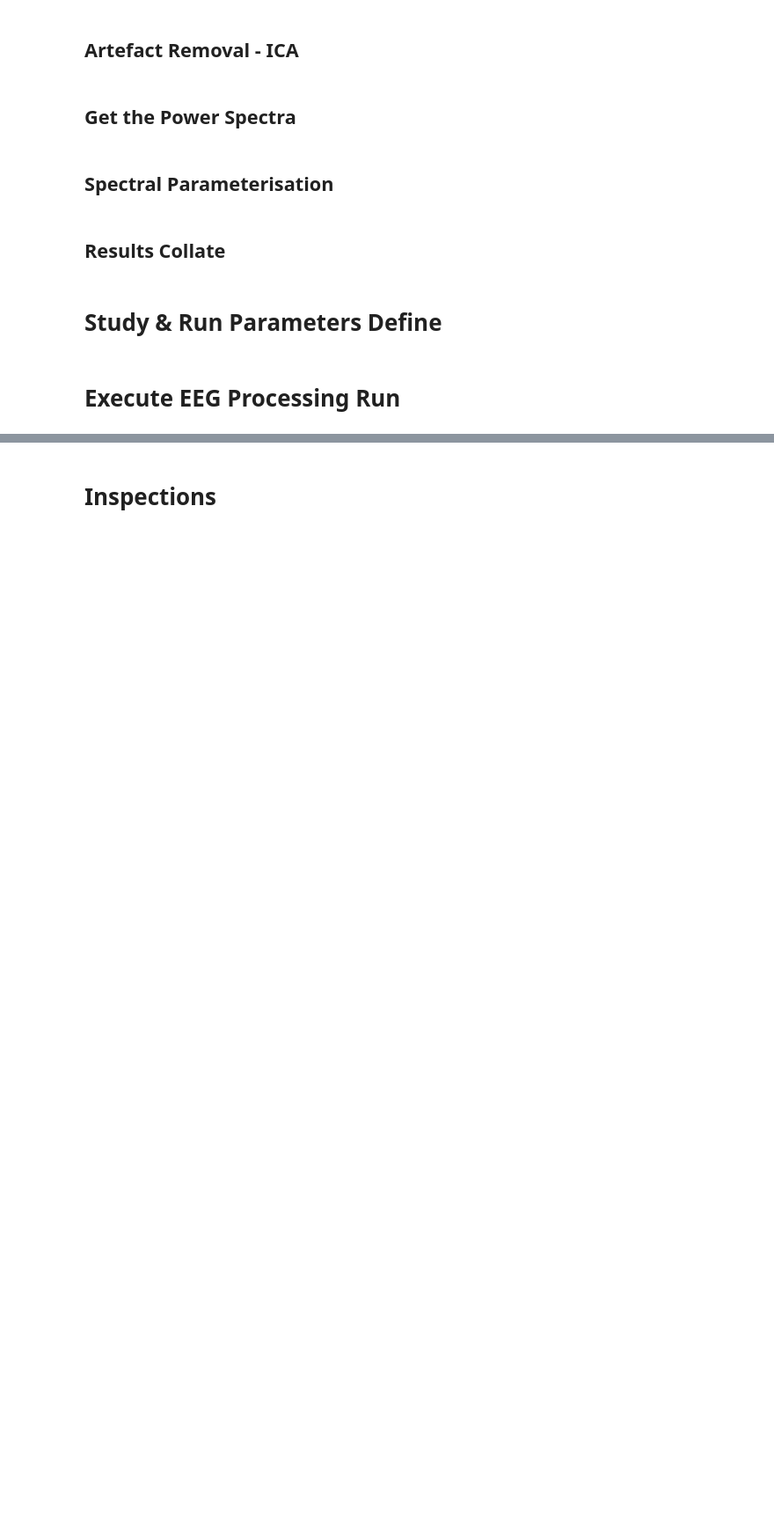
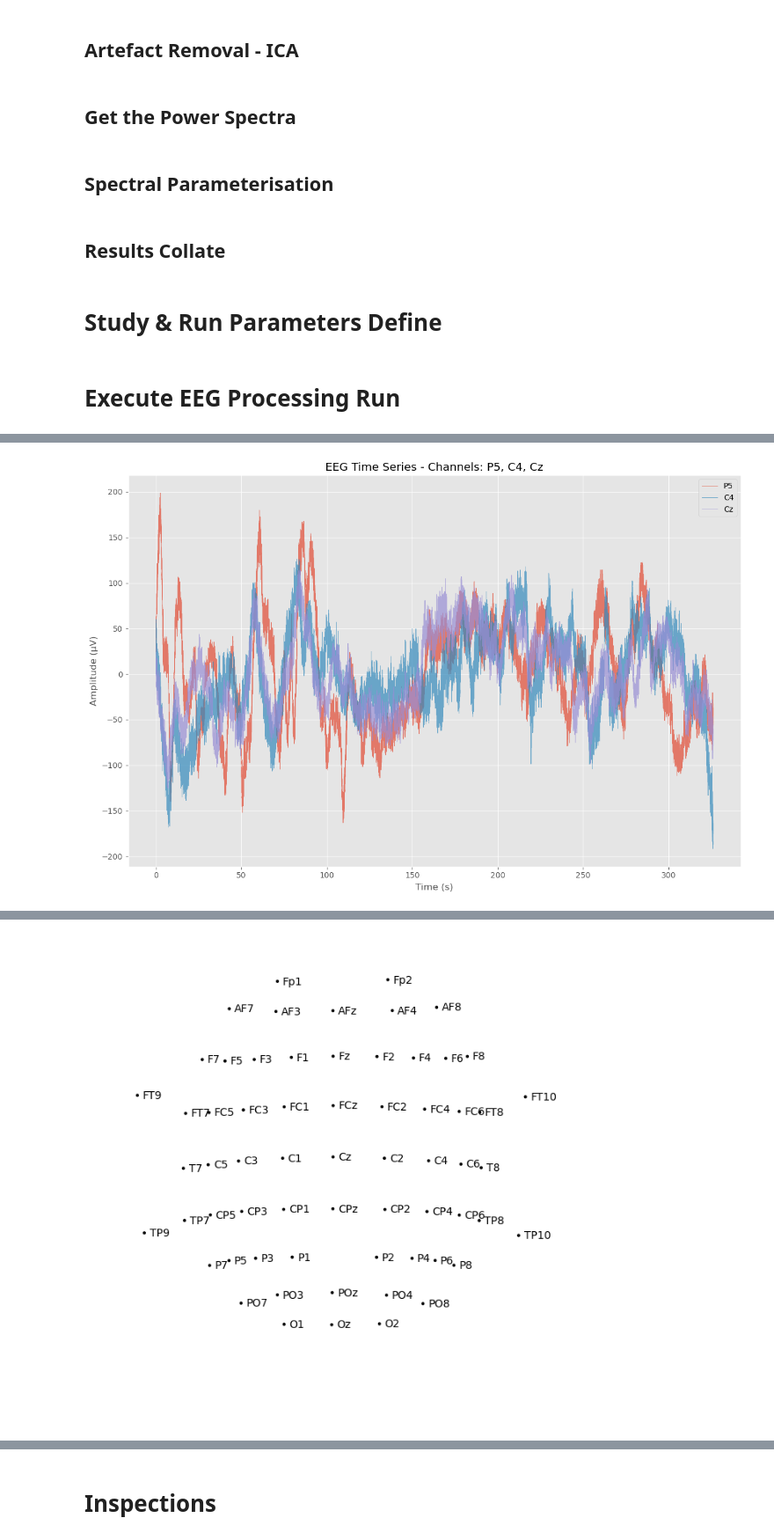
Before and after one commit to StuartG24/EEG_ML_Pipeline, a Jupyter notebook: Notebooks/1_EEG_Preprocessing_v6.ipynb, the cells around one changed output, grey strips where cells are left out. Shown at 88% size. Cells and saved outputs as stored; diff of their text form; code cells hidden in the pictures; blank space fills up the shorter version.

```diff
--- a/Notebooks/1_EEG_Preprocessing_v6.ipynb
+++ b/Notebooks/1_EEG_Preprocessing_v6.ipynb
@@ -266,22 +312,16 @@ def perform_EEG_filtering(params, EEG_raw):
     # Attempt to use standard-1020 channels, but remove any channels not in it
     #
     std_1020_montage = mne.channels.make_standard_montage("standard_1020")
-    # std_1020_montage.plot()
 
     # Identify missing channels & drop them
     raw_set = set(EEG_raw.ch_names)
     montage_set = set(std_1020_montage.ch_names)
     missing_in_raw = montage_set - raw_set
-    # print(f"Channels in montage but not in EEG_raw: {sorted(missing_in_raw)}")
     missing_in_montage = raw_set - montage_set
-    # print(f"Channels in EEG_raw but not in montage: {sorted(missing_in_montage)}")
     EEG_filtered.drop_channels(missing_in_montage)
 
     # Set to standard montage and plot
     EEG_filtered.set_montage(std_1020_montage)
-    # print(f"Number of channels before: {len(EEG_raw.ch_names)} and after montage set: {len(EEG_filtered.ch_names)}")
-    # fig = EEG_filtered.plot_sensors(show_names=True)
-    # plt.show()
 
     # -----------------------------------------------------------------------
     # Remove linear trends from each channel signal & average
@@ -296,16 +336,13 @@ def perform_EEG_filtering(params, EEG_raw):
     EEG_filtered.set_eeg_reference(ref_channels=params['channel_referencing'], verbose=flag_verbose)
 
     if flag_verbose:
-        std_1020_montage.plot()
-
+        # std_1020_montage.plot()
         print(f"Channels in montage but not in EEG_raw: {sorted(missing_in_raw)}")
         print(f"Channels in EEG_raw but not in montage: {sorted(missing_in_montage)}")
-
         print(f"Number of channels before: {len(EEG_raw.ch_names)} and after montage set: {len(EEG_filtered.ch_names)}")
         fig = EEG_filtered.plot_sensors(show_names=True)
         plt.show()
 
-
     return EEG_filtered
 # %% [markdown]
 ## Artefact Removal - ICA
@@ -585,10 +622,10 @@ dataset_ref = 'ds004584-1.0.0'
 # dataset_ref = 'ds003490-1.1.0'
 
 # Run/Test Mode
-test_mode = False
+test_mode = True
+run_name = 'trial_preprocess'
 
 # Execution Parameters
-run_summary = 'trial_preprocess'
 preprocess_params = {'band_pass_lf': 1, 'band_pass_hf': 100, 'band_pass_method': 'iir', 'phase': 'zero',
                      'linear_detrend': 'linear',  # linear, none
                      'channel_referencing': 'average'
@@ -620,7 +657,7 @@ ml_training_results_path = study_info_df.loc[0, 'ml_training_results_path']
 
 # Establish a new EEG Processing Run
 current_date = datetime.now().strftime('%Y%m%d')
-eeg_run_id = f'EEG_Processing_{dataset_ref}_{current_date}_{run_summary}'
+eeg_run_id = f'EEG_Processing_{dataset_ref}_{current_date}_{run_name}'
 eeg_processing_run_path = utils.extend_folder_path(eeg_processing_results_path, eeg_run_id, exists_ok=False)
 results_pdf = PdfPages(os.path.join(eeg_processing_run_path, 'results.pdf'))
 
@@ -630,6 +667,7 @@ eeg_run_params_df = pd.DataFrame({
     'study_name': [study_name],
     'dataset_ref': [dataset_ref],
     'preprocess_params': [preprocess_params],
+    'artefact_params': [artefact_params],
     'psd_params': [psd_params],
     'specparam_params': [specparam_params],
 })
@@ -641,12 +679,10 @@ eeg_results_superset_df = pd.DataFrame()
 # Set progress messages, testing
 if test_mode:
     VERBOSE = True
-    # max_subjects_run = 2
     test_subjects = [1,25]
     test_channels = ['P5', 'C4', 'Cz']
 else:
     VERBOSE = False
-    # max_subjects_run = np.inf
     test_subjects = []
     test_channels = []
 
@@ -657,12 +693,12 @@ del current_date, eeg_processing_results_path
 # Execute all the preprocessing steps for each subject
 #
 
-summary = f'EEG Processing for: {study_name} {dataset_ref}. Run: {run_summary}'
+summary = f'EEG Processing for: {study_name} {dataset_ref}. Run: {run_name}'
 summary = summary + f'\n- Preprocessing Params: {preprocess_params}'
 summary = summary + f'\n- Artefact Removal Params: {artefact_params}'
 summary = summary + f'\n- PSD Params: {psd_params}'
 summary = summary + f'\n- Specparam Params: {specparam_params}'
-print(summary, results_pdf)
+print(summary)
 
 # Initialize AutoReject
 # TODO: Which initiailisation to use?
@@ -670,26 +706,27 @@ ar_model = AutoReject(cv=3, n_interpolate=[1, 4, 8, 16], consensus=[0.5, 1], ran
                 thresh_method='bayesian_optimization', verbose=VERBOSE)
 # ar_model = AutoReject(n_interpolate=[1, 2, 4], random_state=42, n_jobs=-1, verbose=VERBOSE)
 
+# Loop through all subjects in the study
 for idx, subject in study_subjects_df.iterrows():
 
-    # Just ssmple a subset of subjects when in test mode
+    # Just sample a subset of subjects when in test mode
+    # NB: For subject samples, keep a copy of EEG raw and processed files, eg to inspect
     if test_mode and idx not in test_subjects:
         continue
 
-    # # Break if a test run
-    # if int(idx) > (max_subjects_run - 1):
-    #     break
-
     subject_id = subject['subject_id']
     print('\n-----------------------------------------------------------------------------------------------')
-    print(f'Subject: {subject_id}', results_pdf)
+    print(f'Subject: {subject_id}')
 
     # 1. EEG Raw Dataset Load
     #
-    print('\n--Get EEG Raw Data - FIF-----------------------------------------')
+    print('---Get EEG Raw Data - FIF-----------------------------------------')
     EEG_raw_files = get_EEG_raw(dataset_path, subject_id)
     # TODO: How to handle multiple session EEG raw files?
     temp_EEG_raw = EEG_raw_files[0]
+    if test_mode:
+        save_EEG_for_subject(temp_EEG_raw, eeg_processing_run_path, subject_id, tag='source')
+
     if VERBOSE:
         print(f"Description: {temp_EEG_raw.info['description']} on {temp_EEG_raw.info['meas_date']}")
         print(temp_EEG_raw)
@@ -699,37 +736,44 @@ for idx, subject in study_subjects_df.iterrows():
 
     # 2. EEG Filtering & Referencing
     #
-    print('\n--Filtering & Referencing------------------------------------------')
+    print('---Filtering & Referencing------------------------------------------')
     temp_EEG_filtered = perform_EEG_filtering(preprocess_params, temp_EEG_raw)
+    if test_mode:
+        save_EEG_for_subject(temp_EEG_raw, eeg_processing_run_path, subject_id, tag='filtered')
+
     if VERBOSE:
         # TODO: Any need to summarise or retain results?
         print_with_pdf('Filtered EEG Signal', results_pdf)
-        plot_EEG_TD(temp_EEG_clean, test_channels, pdf_file=results_pdf)
+        plot_EEG_TD(temp_EEG_filtered, test_channels, pdf_file=results_pdf)
 
     # 3. Artefact Removal with ICA
     #
-    print('\n--Artefact Removal - ICA ------------------------------------------')
+    print('---Artefact Removal - ICA ------------------------------------------')
     temp_EEG_cleaned = perform_artefact_removal(artefact_params, temp_EEG_filtered)
+    if test_mode:
+        save_EEG_for_subject(temp_EEG_raw, eeg_processing_run_path, subject_id, tag='cleaned')
 
     if VERBOSE:
         # TODO: Any need to summarise or retain results?
         # TODO: save the temp data for the test subjects, FIF?
         # epochs_ar.save(os.path.join(save_path, f'{name}_epo.fif'), overwrite=True, verbose=False)
         print('Temp ....')
-        # plot_EEG_TD(temp_EEG_clean, test_channels)
+        plot_EEG_TD(temp_EEG_cleaned, test_channels, pdf_file=results_pdf)
 
-    # Power spectrum
-    # if VERBOSE:
-    #     print('\n--EEG Power Spectra----------------------------------------------')
-    # temp_spectra = get_spectra(psd_params, temp_EEG_reduced)
-    # if VERBOSE:
-    #     print(f'Using parameters: {psd_params}')
-    #     print(temp_spectra)
-    #     print(temp_spectra.info)
+    # 4. Power Spectra
+    #
+    if VERBOSE:
+        print('---Power Spectra-------------------------------------------------')
+    temp_spectra = get_spectra(psd_params, temp_EEG_cleaned)
+    if VERBOSE:
+        # print(f'Using parameters: {psd_params}')
+        print(temp_spectra)
+        print(temp_spectra.info)
+        plot_EEG_PSD(temp_spectra, test_channels[0])
+        plot_EEG_PSD(temp_spectra, test_channels[1])
 
-    #     plot_EEG_PSD(temp_spectra, test_channels[0])
-
-    # Spectral Parameterisation
+    # 5. Spectral Parameterisation
+    #
     specparam_df = pd.DataFrame()
     # if VERBOSE:
     #     print('\n--EEG Spectral Parameterisation------------------------------------')
@@ -753,7 +797,7 @@ for idx, subject in study_subjects_df.iterrows():
 
     # Results Superset Save
     if VERBOSE:
-        print('\n--Collating Study Results ----------------------------------------')
+        print('---Collating Study Results ----------------------------------------')
 
     # Full Specparam Results Save
     # TODO: Change to subject and save?
@@ -795,0 +846 @@ Subject: sub-002
+[figure, added]
@@ -796,0 +866 @@ Subject: sub-002
+[figure, added]
```
Also changed, not shown: parts of 4 cells of this notebook, 11 other files.
